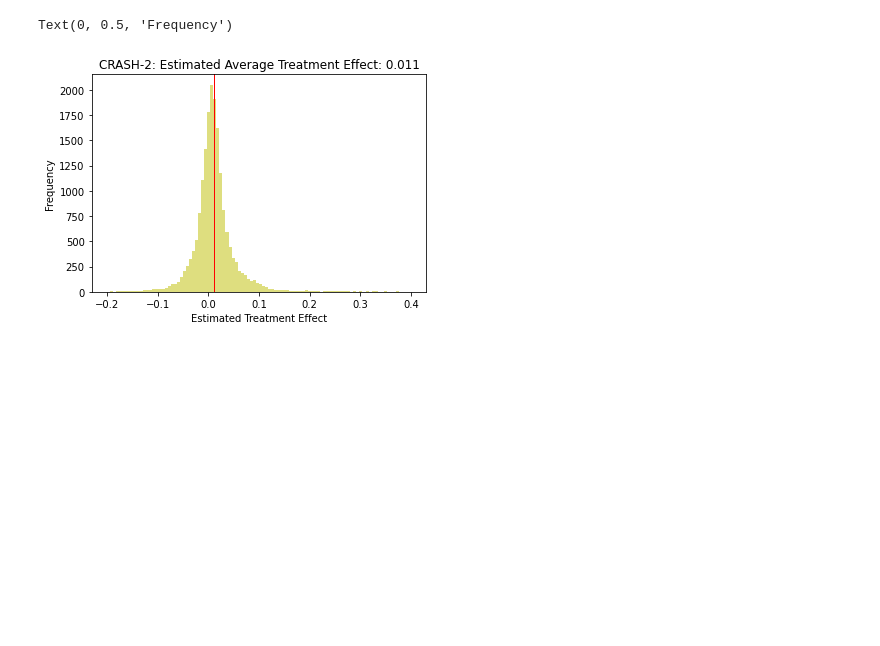
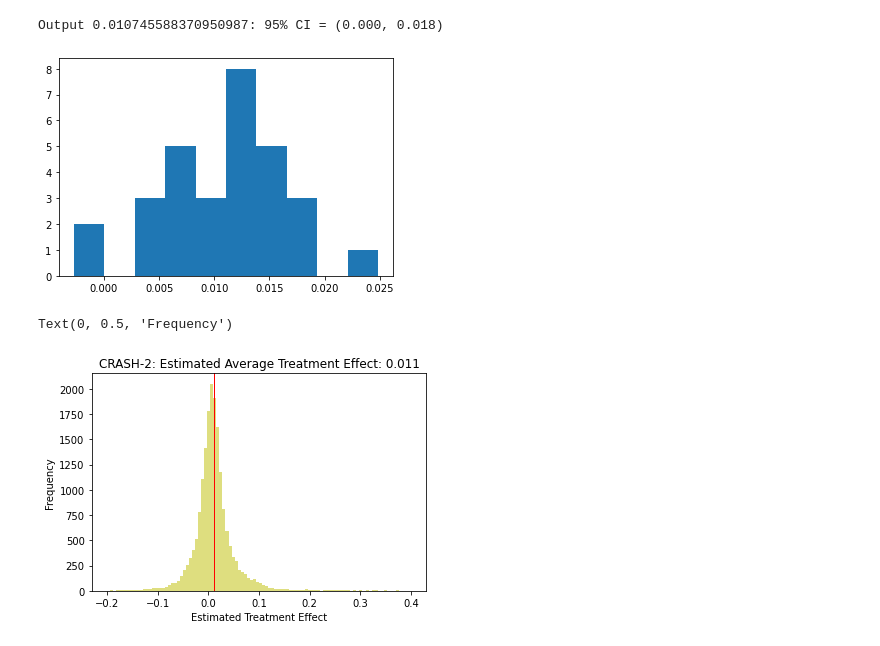
Before and after one commit to q8888620002/LIFT-XAI, a Jupyter notebook: crash_2.ipynb, the cells around one changed output. Saved outputs shown, nothing was run; the diff lists cells and outputs as text; code cells hidden in the pictures; blank space fills up the shorter version.

```diff
--- a/crash_2.ipynb
+++ b/crash_2.ipynb
@@ -185,6 +185,23 @@ injury_mapping = {
 }
 
 feature_names = [injury_mapping.get(name, name) for name in data.get_feature_names()]
+# %%
+predict_results  = pkl.load(open("results/crash_2/predict_results.pkl", 'rb'))
+
+np.median(predict_results), np.std(predict_results)/np.sqrt(len(predict_results))
+
+mean_ates = predict_results.mean(1)
+
+plt.hist(mean_ates, bins=10)
+
+lower_bounds = np.percentile(mean_ates, 5, axis=0)
+upper_bounds = np.percentile(mean_ates, 95, axis=0)
+
+# Print the confidence intervals
+print(f"Output {mean_ates.mean(0)}: 95% CI = ({lower_bounds:.3f}, {upper_bounds:.3f})")
+# %% [output]
+Output 0.010745588370950987: 95% CI = (0.000, 0.018)
+[figure, added]
 # %%
 # plt.figure(figsize=(5, 3))
 
```
Also changed, not shown: parts of 17 cells of this notebook, 10 other files.
